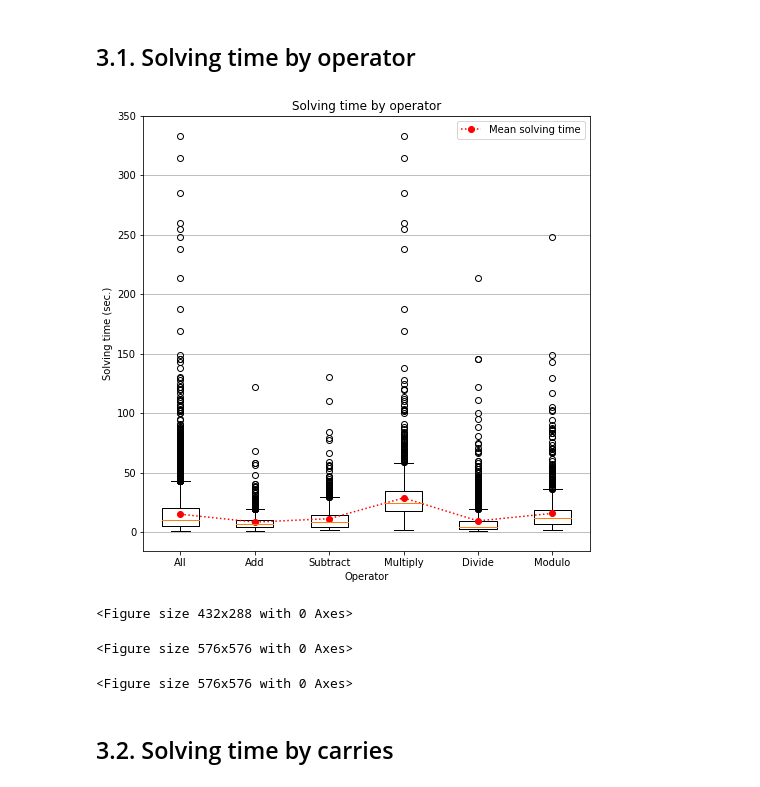
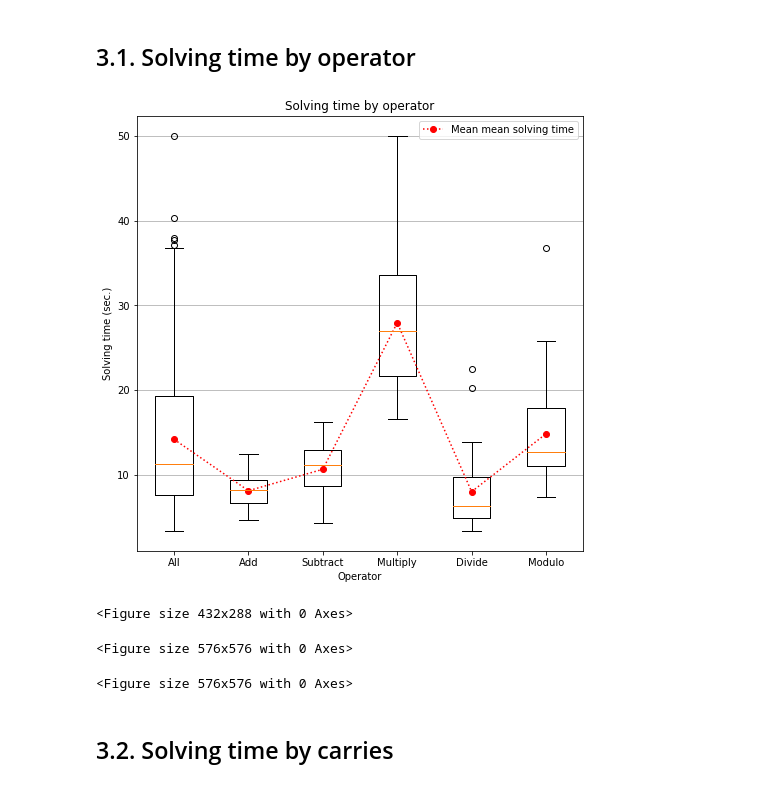
Before and after one commit to sungjae-cho/arithmetic-experiment, a Jupyter notebook: plot_results.ipynb, the cells around one changed output. Cells and saved outputs as stored; diff of their text form; code cells hidden in the pictures.

```diff
--- a/plot_results.ipynb
+++ b/plot_results.ipynb
@@ -182,11 +182,11 @@ plot_mean_solving_time_by_carries(mode='save', file_format='png')
 # %%
 from plot_results import *
 # %%
-plot_solving_time_by_operator(mode='show')
-plot_solving_time_by_operator(mode='save')
-plot_solving_time_by_operator(mode='save', file_format='png')
+boxplot_mean_solving_time_by_operator(mode='show')
+boxplot_mean_solving_time_by_operator(mode='save')
+boxplot_mean_solving_time_by_operator(mode='save', file_format='png')
 # %% [output]
-[figure, old version]
+[figure, new version]
 <Figure size 432x288 with 0 Axes>
 <Figure size 576x576 with 0 Axes>
 <Figure size 576x576 with 0 Axes>
```
Also changed, not shown: parts of 2 cells of this notebook, 47 other files.
